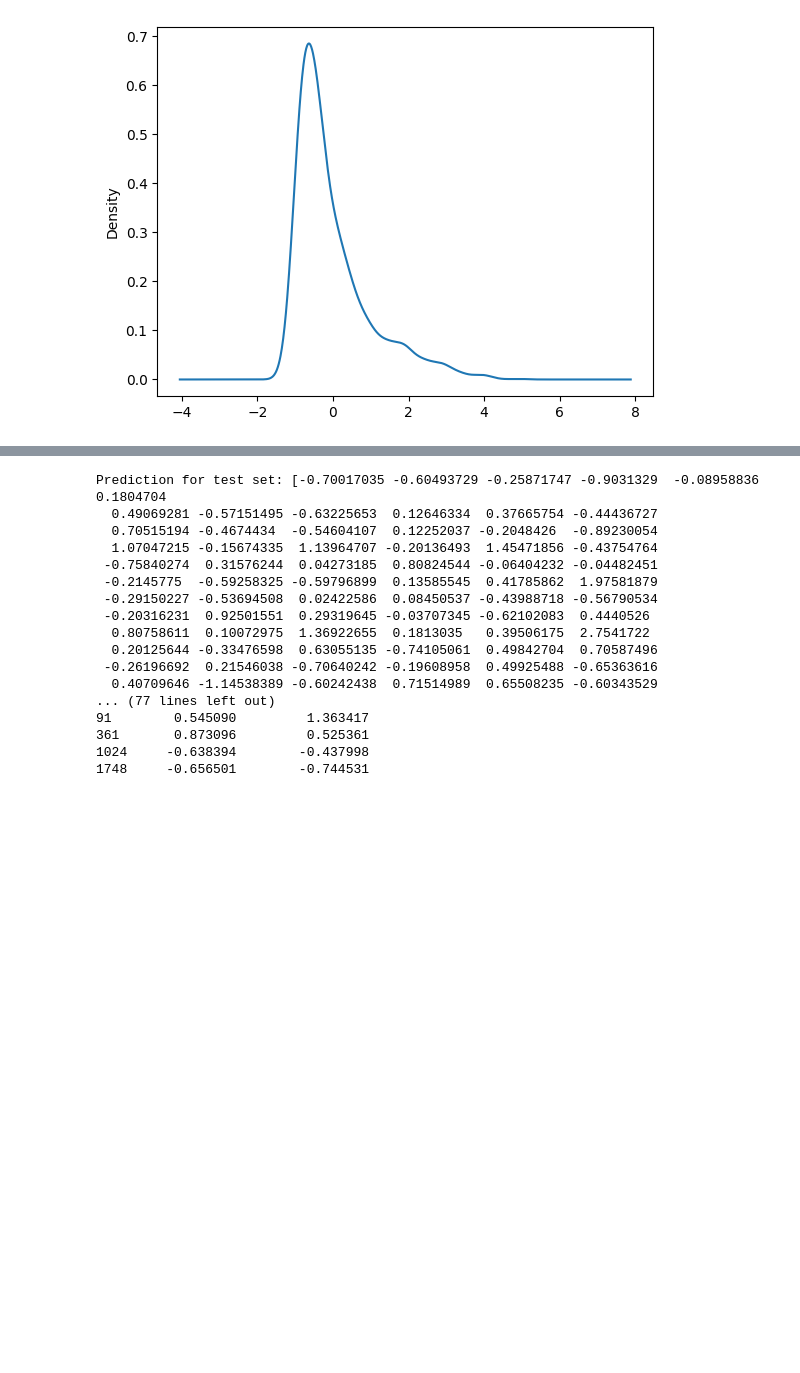
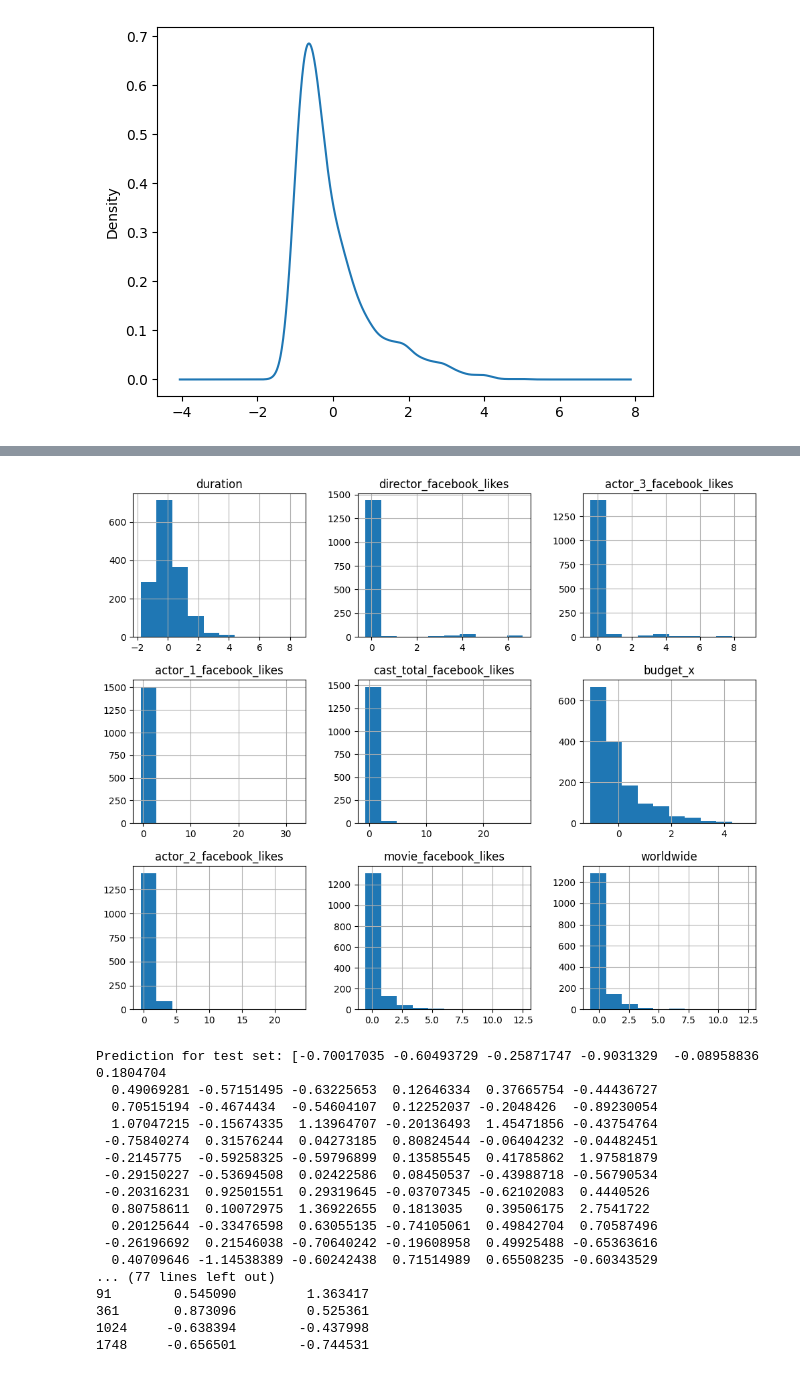
Before and after one commit to mpourostad/MovieRevenuePrediction, a Jupyter notebook: data_visualization.ipynb, the cells around one changed output, grey strips where cells are left out. Saved outputs shown, nothing was run; the diff lists cells and outputs as text; code cells hidden in the pictures; blank space fills up the shorter version.

```diff
--- a/data_visualization.ipynb
+++ b/data_visualization.ipynb
@@ -199,3 +233,10 @@ merged_df['budget_x'].plot(kind='kde')
+# %%
+merged_df = merged_df.drop(['imdb_score'], axis=1)
+# %%
+merged_df.hist(figsize = (12,10))
+plt.show()
+# %% [output]
+[figure, added]
 # %%
 from sklearn import preprocessing
 def to_categorical(df, feature):
```
Also changed, not shown: parts of 13 cells of this notebook, 5 other files.
